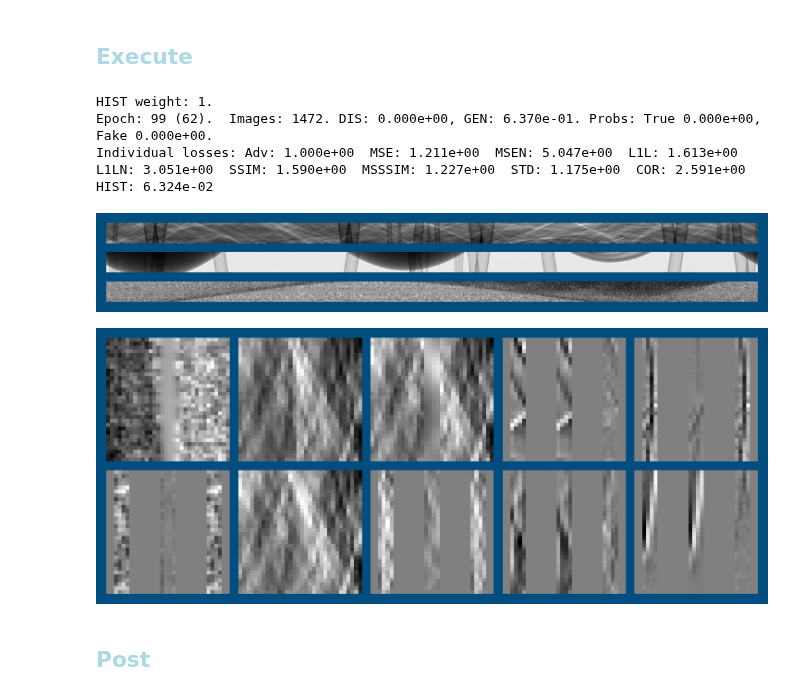
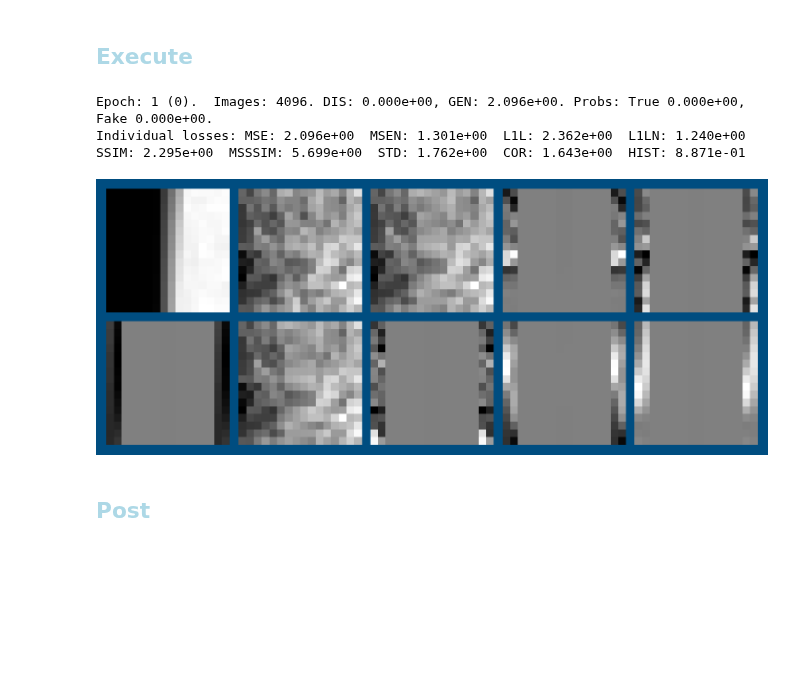
Before and after one commit to AustralianSynchrotron/sinogap, a Jupyter notebook: sinogap_bp2.ipynb, the cells around one changed output. Saved outputs shown, nothing was run; the diff lists cells and outputs as text; code cells hidden in the pictures; blank space fills up the shorter version.

```diff
--- a/sinogap_bp2.ipynb
+++ b/sinogap_bp2.ipynb
@@ -33,23 +33,22 @@ sg.TCfg = sg.TCfgClass(
      exec = 2
     ,nofEpochs = None
     ,latentDim = 64
-    ,batchSize = 2**6
-    ,batchSplit = 2**3
+    ,batchSize = 2**12
+    ,batchSplit = 2**0
     ,labelSmoothFac = 0.1 # For Fake labels (or set to 0.0 for no smoothing).
     ,learningRateG = 1e-3
     ,learningRateD = 1e-3
-
     ,dataDir = 'data'
 )
 
-sg.DCfg = sg.DCfgClass(4,False)
+sg.DCfg = sg.DCfgClass(2,True)
 
 
 #os.environ["CTAS_MMAP_PATH"] = "/mnt/ssdData/"
 # %% [markdown]
 ### <font style="color:lightblue">Raw Read</font>
 # %%
-sg.trainSet = sg.createDataSet(sg.TCfg.dataDir, sg.listOfTrainData, expose = 1e-2)
+sg.trainSet = sg.createDataSet(sg.TCfg.dataDir, sg.listOfTrainData, expose = 1e-3)
 sg.trainLoader = sg.createDataLoader(sg.trainSet, num_workers=sg.TCfg.num_workers)
 sg.testSet = sg.createDataSet(sg.TCfg.dataDir+"/test", sg.listOfTestData, exclusive = True)
 sg.testLoader = sg.createDataLoader(sg.testSet, num_workers=sg.TCfg.num_workers)
@@ -348,12 +197,11 @@ sg.scheduler_G = torch.optim.lr_scheduler.StepLR(sg.optimizer_G, 1, gamma=1)
 #sg.scheduler_D = torch.optim.lr_scheduler.StepLR(sg.optimizer_D, 1, gamma=1)
 savedCheckPoint = f"checkPoint_{sg.TCfg.exec}"
 sg.epoch, sg.imer, sg.minGEpoch, sg.minGLoss, sg.startFrom, sg.resAcc = \
-    sg.restoreCheckpoint(savedCheckPoint+".pth")
-#sg.optimizer_G = sg.createOptimizer(sg.generator, sg.TCfg.learningRateG)
-#sg.generator.brickGenerator.lowResGenerator = None
+    sg.restoreCheckpoint()#savedCheckPoint+".pth")
 #sg.epoch, sg.imer, sg.minGEpoch, sg.minGdLoss, sg.startFrom = 0, 0, 0, 1, 0
 sg.writer = sg.createWriter(sg.TCfg.logDir, True)
-sg.writer.add_graph(sg.generator, ((sg.refImages),) )
+#sg.writer.add_graph(sg.generator, ((sg.refImages, sg.refNoises),) )
+#sg.writer.add_graph(sg.discriminator, refImages)
 
 #sg.load_model(sg.generator, model_path="model_1_gen.pt" )
 #sg.load_model(sg.generator.brickGenerator, model_path="saves/complex/models/bricks4.pt" )
@@ -395,72 +239,48 @@ _ = sg.displayImages()
 # %%
 
 
-sg.scheduler_G.gamma = 1-0.01
+sg.scheduler_G.gamma = 1-0.05
 def my_beforeReport(sglocals) :
-    #return
     message = ""
 
-    #message += "G" + sg.adjustScheduler(sg.scheduler_G, sg.TCfg.learningRateG, 0.1)
-    #sg.writer.add_scalars("Aux", {'LrnRate': sg.scheduler_G.get_last_lr()[0]/sg.TCfg.learningRateG}, sg.imer)
+    message += "G" + sg.adjustScheduler(sg.scheduler_G, sg.TCfg.learningRateG, 0.001)
+    sg.writer.add_scalars("Aux", {'LrnRate': sg.scheduler_G.get_last_lr()[0]/sg.TCfg.learningRateG}, sg.imer)
 
-    for metrics in ('HIST',) :
-        sg.metrices[metrics].weight = min(1, sg.metrices[metrics].weight + 0.005)
-        message += f"{metrics} weight: {sg.metrices[metrics].weight}. "
-        sg.writer.add_scalars("Aux", {metrics: sg.metrices[metrics].weight}, sg.imer)
+    #for metrics in ('L1L','SSIM','MSSSIM') :
+    #    sg.metrices[metrics].weight = max(0, sg.metrices[metrics].weight - 0.005)
+    #    message += f"{metrics} weight: {sg.metrices[metrics].weight}. "
+    #    sg.writer.add_scalars("Aux", {metrics: sg.metrices[metrics].weight}, sg.imer)
 
     print(message)
     return
-sg.beforeReport = my_beforeReport
-
-minRefDistance = 0.0175
-def my_afterReport(sglocals) :
-    #return
-    global minRefDistance
-    #refDistance = sg.loss_MSE( sglocals['refViews'][[2],[0],...], sglocals['refViews'][[2],[2],...]).sum().cpu().item()
-    refDistance = np.std( ( sglocals['refViews'][[2],[0],...] - sglocals['refViews'][[2],[2],...] )[sg.DCfg.gapRng] )
-    if refDistance < minRefDistance :
-        print(f"New minRefDistance: {refDistance:.6f}, Previous: {minRefDistance:.6f}")
-        minRefDistance = refDistance
-        sg.saveCheckPoint(savedCheckPoint+"_catchMe.pth",
-                       sg.epoch-1, sg.imer, sg.minGEpoch, minRefDistance,
-                       sg.generator, sg.discriminator,
-                       sg.optimizer_G, sg.optimizer_D)
-        sg.tifffile.imwrite(f"catchMeFull_{sg.TCfg.exec}.tif", np.transpose( sglocals['genImages'][2,0,...].cpu().numpy(), (-1,-2)) )
-        sg.tifffile.imwrite(f"catchMePatch_{sg.TCfg.exec}.tif", sglocals['refViews'][2,2,...])
-    sg.writer.add_scalars("Aux", {'RefDistance' : refDistance}, sg.imer)
-    return
-sg.afterReport = my_afterReport
-
+#sg.beforeReport = my_beforeReport
 
 def my_beforeEachEpoch(sglocals) :
-    #return
-    sg.TCfg.batchSize = min(2**12, sg.TCfg.batchSize * 2)
-    sg.TCfg.batchSplit = max(2**0, int(sg.TCfg.batchSize / 2**3))
+    sg.TCfg.batchSize = min(2**10, sg.TCfg.batchSize * 2)
+    sg.TCfg.batchSplit = max(2**0, int(sg.TCfg.batchSize / 2**5))
     sg.writer.add_scalars("Aux", {'Batch size': math.log(sg.TCfg.batchSize,2)}, sg.imer)
     print(f"Batch size: {sg.TCfg.batchSize}, split: {sg.TCfg.batchSplit}", )
     return
 #sg.beforeEachEpoch = my_beforeEachEpoch
 
-#sg.TCfg.num_workers=0
+#sg.TCfg.num_workers=
 try :
     sg.train(savedCheckPoint)
 except :
     #del sg.dataLoader
     #del sg.testLoaderhuiVam
     sg.freeGPUmem()
     1/10 # to release Jupyuter memory in the next step
     sg.epoch -= 1
     raise
 
 
 
-# COR
+# loss MSE raw, BS=2**8, LR=1e-3
 # %% [output]
-HIST weight: 1.
-Epoch: 99 (62).  Images: 1472. DIS: 0.000e+00, GEN: 6.370e-01. Probs: True 0.000e+00, Fake 0.000e+00.
-Individual losses: Adv: 1.000e+00  MSE: 1.211e+00  MSEN: 5.047e+00  L1L: 1.613e+00  L1LN: 3.051e+00  SSIM: 1.590e+00  MSSSIM: 1.227e+00  STD: 1.175e+00  COR: 2.591e+00  HIST: 6.324e-02
+Epoch: 1 (0).  Images: 4096. DIS: 0.000e+00, GEN: 2.096e+00. Probs: True 0.000e+00, Fake 0.000e+00.
+Individual losses: MSE: 2.096e+00  MSEN: 1.301e+00  L1L: 2.362e+00  L1LN: 1.240e+00  SSIM: 2.295e+00  MSSSIM: 5.699e+00  STD: 1.762e+00  COR: 1.643e+00  HIST: 8.871e-01
-[figure, old version]
+[figure, new version]
-[figure, removed]
 # %% [markdown]
 ## <font style="color:lightblue">Post</font>
 # %%
```
Also changed, not shown: parts of 10 cells of this notebook, 4 other files.
